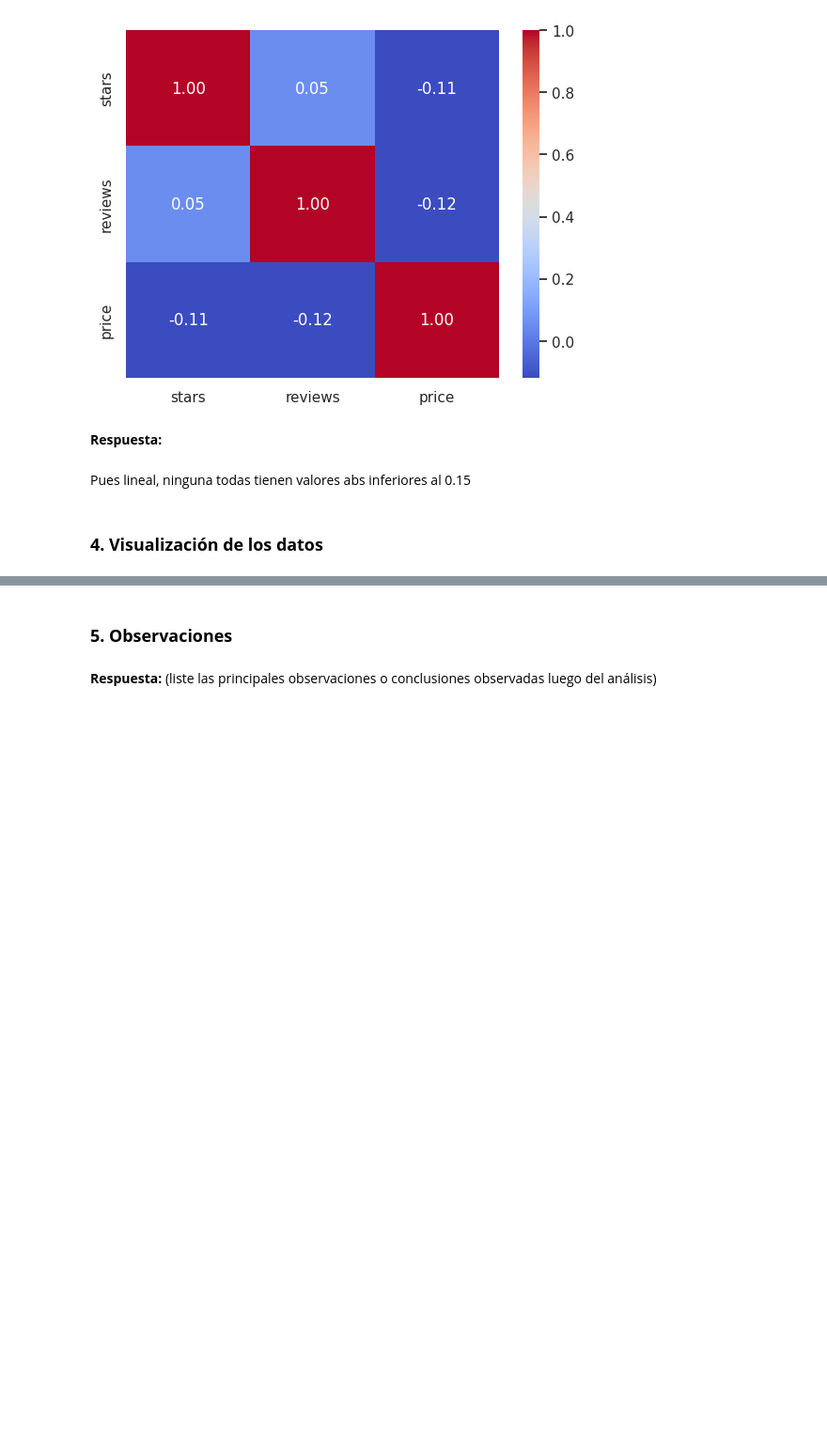
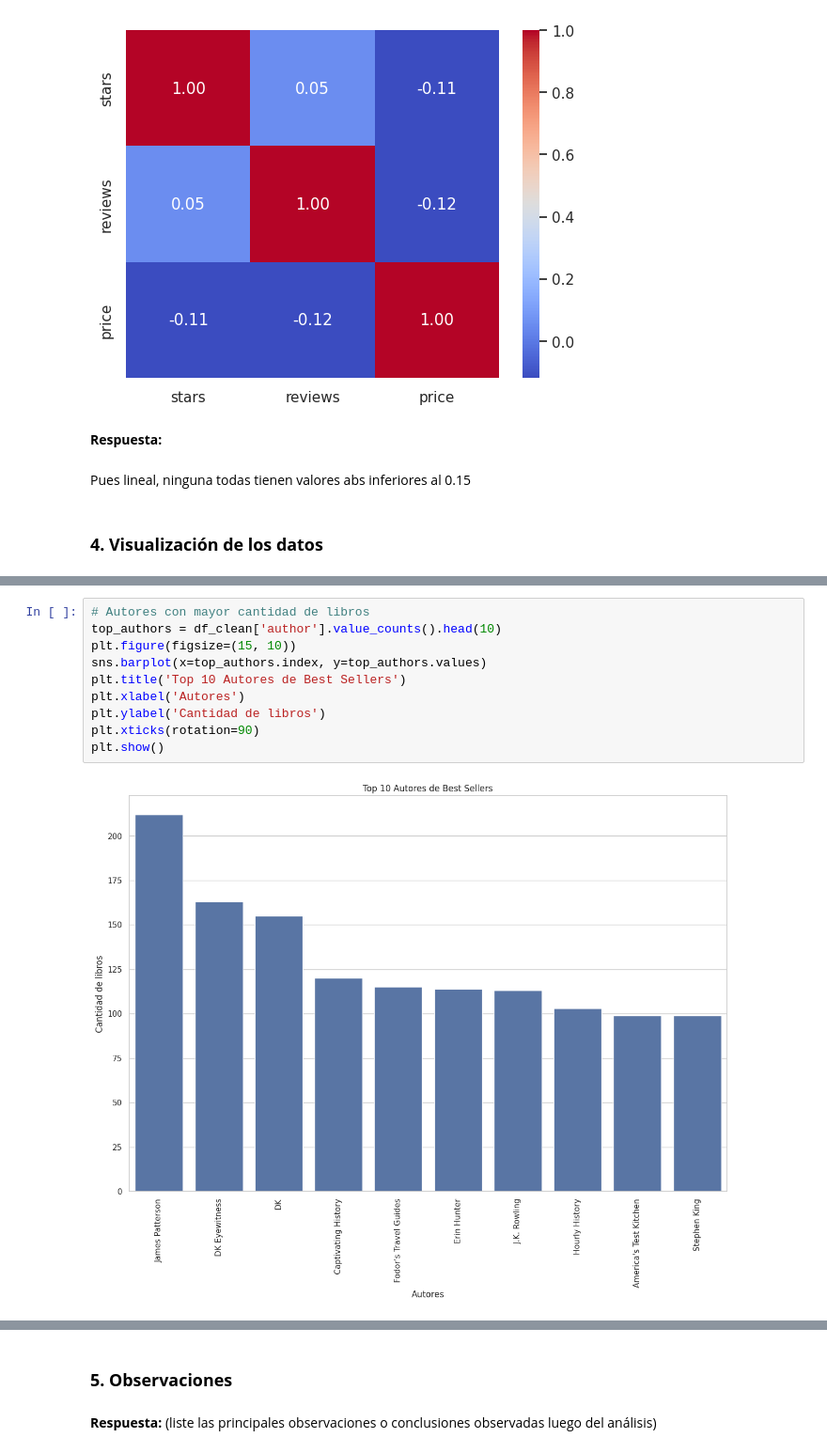
Before and after one commit to R0SEWT/ML-Island, a Jupyter notebook: Fundamentos de ML y preparacion de datos/S2/01_Act_ML_Analisis_Estadistico_E_Commerce_B.ipynb, the cells around one changed output, grey strips where cells are left out. Shown at 94% size. Saved outputs shown, nothing was run; the diff lists cells and outputs as text; blank space fills up the shorter version.

```diff
--- a/Fundamentos de ML y preparacion de datos/S2/01_Act_ML_Analisis_Estadistico_E_Commerce_B.ipynb
+++ b/Fundamentos de ML y preparacion de datos/S2/01_Act_ML_Analisis_Estadistico_E_Commerce_B.ipynb
@@ -542,2 +559,14 @@ KeyboardInterrupt:
+# %%
+# Autores con mayor cantidad de libros
+top_authors = df_clean['author'].value_counts().head(10)
+plt.figure(figsize=(15, 10))
+sns.barplot(x=top_authors.index, y=top_authors.values)
+plt.title('Top 10 Autores de Best Sellers')
+plt.xlabel('Autores')
+plt.ylabel('Cantidad de libros')
+plt.xticks(rotation=90)
+plt.show()
+# %% [output]
+[figure, added]
 # %%
 #Top Autores de Best Sellers
```
Also changed, not shown: parts of 28 cells of this notebook, 1 other file.
